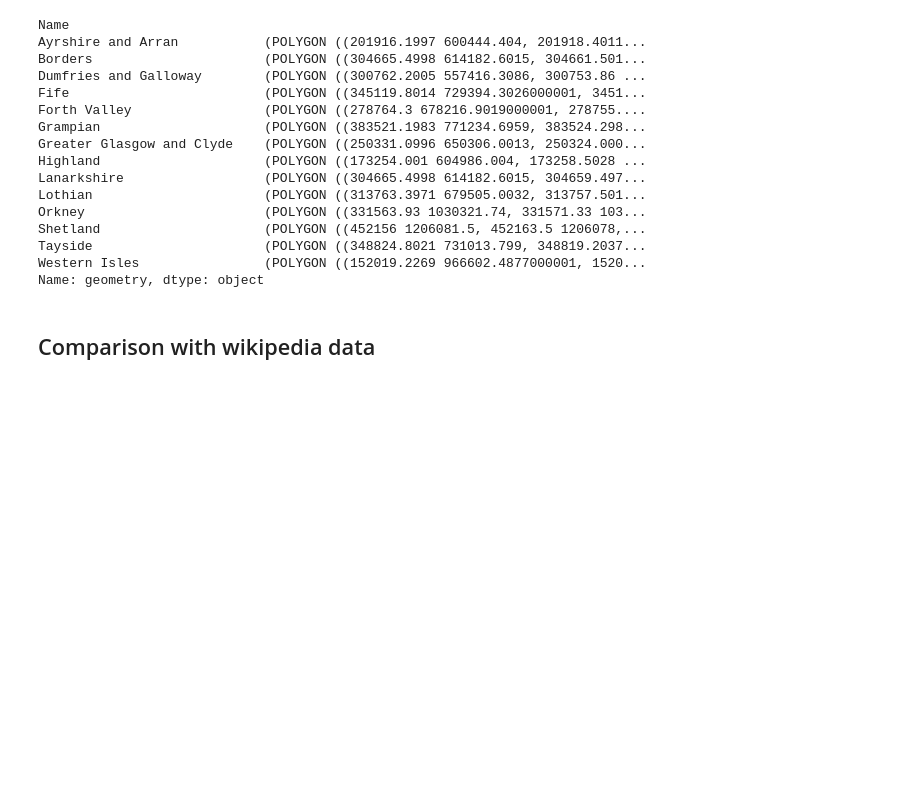
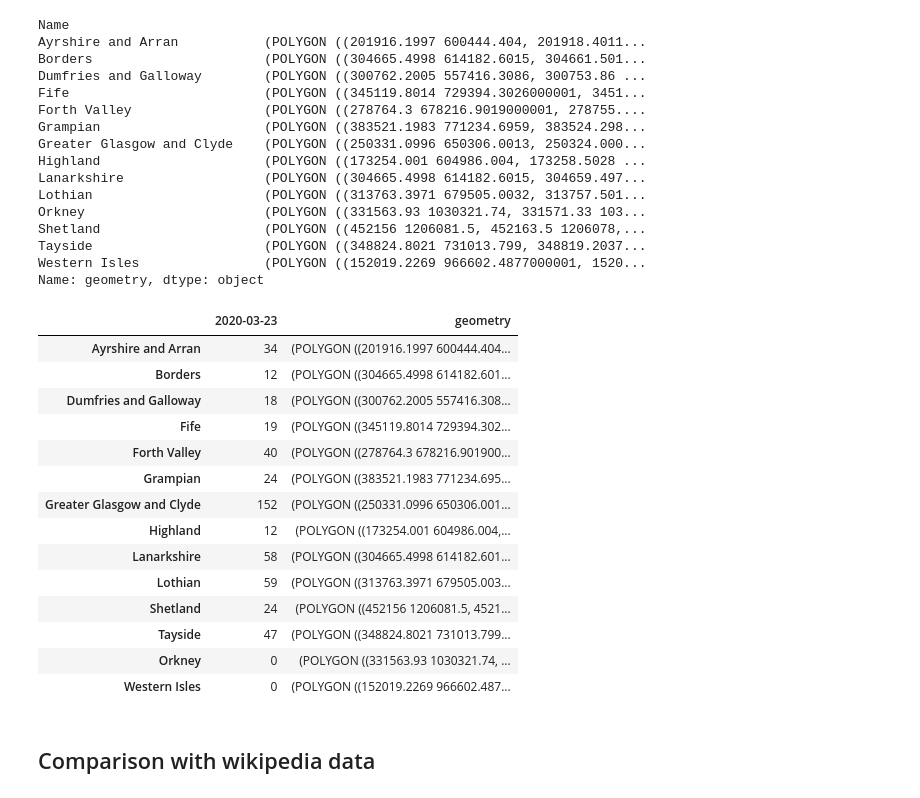
Before and after one commit to seumasmorrison/Scotland_COVID-19, a Jupyter notebook: Scotland_COVID-19.ipynb, the cells around one changed output. Saved outputs shown, nothing was run; the diff lists cells and outputs as text; code cells hidden in the pictures; blank space fills up the shorter version.

```diff
--- a/Scotland_COVID-19.ipynb
+++ b/Scotland_COVID-19.ipynb
@@ -532,7 +539,7 @@ Name: geometry, dtype: object
 def get_all_recent_counts(all_results):
     """include areas with no confirmed cases"""
     recent_counts = all_results.counts.iloc[-1]
-    zero_counts = pd.Series({'Orkney':0, 'Western Isles (Eileanan Siar)':0})
+    zero_counts = pd.Series({'Orkney':0, 'Western Isles':0})
     return pd.concat([recent_counts, zero_counts])
 # %%
 all_recent_counts = get_all_recent_counts(all_results)
@@ -542,6 +549,24 @@ health_board_geo_df = gpd.GeoDataFrame(all_recent_counts, geometry=health_board_
 date = str(all_results.counts.index[-1])[:10]
 # %%
 health_board_geo_df.rename({0: date}, axis=1, inplace=True)
+# %%
+health_board_geo_df
+# %% [output]
+|  | 2020-03-23 | geometry |
+| Ayrshire and Arran | 34 | (POLYGON ((201916.1997 600444.404... |
+| Borders | 12 | (POLYGON ((304665.4998 614182.601... |
+| Dumfries and Galloway | 18 | (POLYGON ((300762.2005 557416.308... |
+| Fife | 19 | (POLYGON ((345119.8014 729394.302... |
+| Forth Valley | 40 | (POLYGON ((278764.3 678216.901900... |
+| Grampian | 24 | (POLYGON ((383521.1983 771234.695... |
+| Greater Glasgow and Clyde | 152 | (POLYGON ((250331.0996 650306.001... |
+| Highland | 12 | (POLYGON ((173254.001 604986.004,... |
+| Lanarkshire | 58 | (POLYGON ((304665.4998 614182.601... |
+| Lothian | 59 | (POLYGON ((313763.3971 679505.003... |
+| Shetland | 24 | (POLYGON ((452156 1206081.5, 4521... |
+| Tayside | 47 | (POLYGON ((348824.8021 731013.799... |
+| Orkney | 0 | (POLYGON ((331563.93 1030321.74, ... |
+| Western Isles | 0 | (POLYGON ((152019.2269 966602.487... |
 # %%
 health_board_geo_df.to_file('gis/scottish_health_board_counts_' + date + '.gpkg', driver='GPKG')
 # %% [markdown]
```
Also changed, not shown: parts of 4 cells of this notebook, 1 other file.
